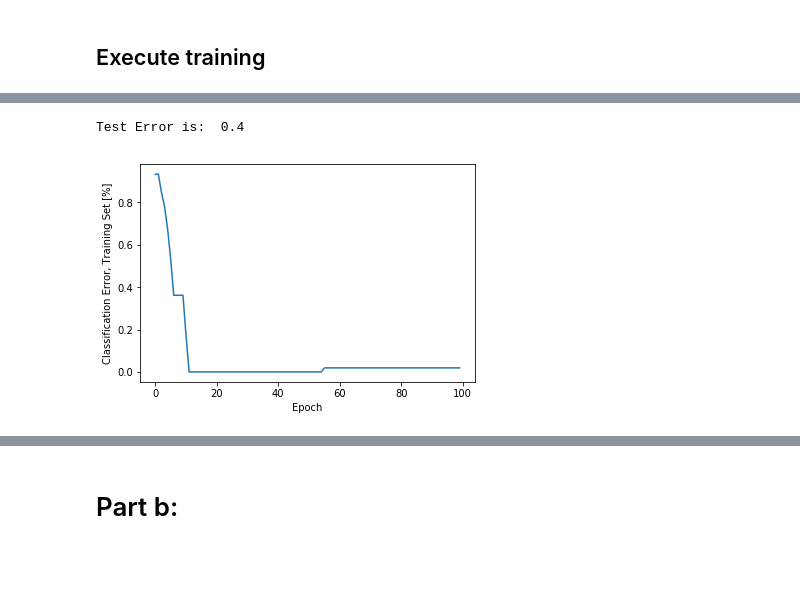
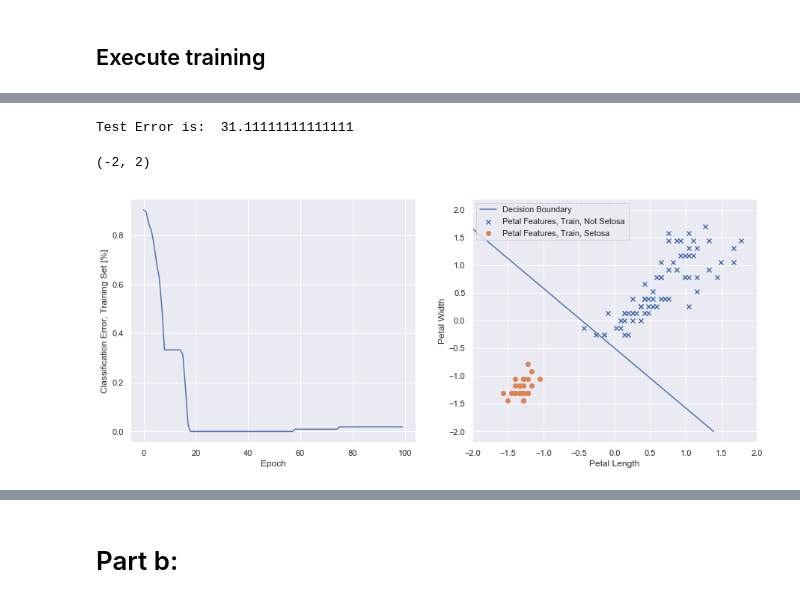
Before and after one commit to dcashon/spr2019_ee596, a Jupyter notebook: hw1/HW1_Iris.ipynb, the cells around one changed output, grey strips where cells are left out. Cells and saved outputs as stored; diff of their text form; code cells hidden in the pictures; blank space fills up the shorter version.

```diff
--- a/hw1/HW1_Iris.ipynb
+++ b/hw1/HW1_Iris.ipynb
@@ -5,6 +5,8 @@ import pandas as pd
 from pandas import get_dummies
 import matplotlib.pyplot as plt
 from sklearn.model_selection import train_test_split
+import seaborn as sns
+sns.set() # plot styling
 # %% [markdown]
 <h1>Load data</h1>
 # %%
@@ -135,7 +138,10 @@ with tf.Session() as sess:
     for i in range(num_epochs):
         #every iteration we run optimization on the training data X and labels Y
         sess.run(step,feed_dict = {x_in: x_train_1, y_hat: y_train_1})
-        py_acc.append(sess.run(acc,feed_dict = {x_in: x_train_1, y_hat: y_train_1}))
+        t_acc = sess.run(acc,feed_dict = {x_in: x_train_1, y_hat: y_train_1})
+        py_acc.append(t_acc)
+        if i % 10 == 0:
+            print('Error at given epoch: \t ' + str(t_acc))
         # need to compute the accuracy here
     #after training, we acquire the weight and bias
     #np.squeeze plays a role to get rid of the redundant dimension [i.e.make (2,1) be (2,)]
@@ -146,17 +176,35 @@ with tf.Session() as sess:
 # %%
 # accuracy curve, in terms of classification error percentage
-plt.figure(1)
+plt.figure(1, figsize=(15,6))
+plt.subplot(121)
 plt.plot(np.array(py_acc) / len(y_train_1))
 plt.xlabel('Epoch')
 plt.ylabel('Classification Error, Training Set [%]')
 
 def sigmoid(x):
     return 1 / (1 + np.exp(-x))
 # compute test error
 pred = np.round(sigmoid(x_test_1 @ py_w + py_b))
 error = np.sum(pred - np.squeeze(y_test_1)) / y_test_1.shape[0]
 
-print('Test Error is: \t' + str(error))
+print('Test Error is: \t' + str(error * 100))
+
+# decision boundary
+plt.subplot(122)
+x2 = np.linspace(-2, 2, 20) # petal length
+x1 = (-1 / py_w[0]) * (py_b + x2 * py_w[1])
+plt.plot(x1, x2, label='Decision Boundary')
+plt.xlabel('Petal Length')
+plt.ylabel('Petal Width')
+# class 1 indices
+idx_1 = np.where(np.squeeze(y_train_1) == 0)[0] # not setosa
+idx_2 = np.where(np.squeeze(y_train_1) == 1)[0] # setosa
+plt.scatter(x_train_1.petal_length.iloc[idx_1], x_train_1.petal_width.iloc[idx_1], label='Petal Features, Train, Not Setosa', marker='x')
+plt.scatter(x_train_1.petal_length.iloc[idx_2], x_train_1.petal_width.iloc[idx_2], label='Petal Features, Train, Setosa', marker='o')
+plt.scatter
+plt.legend(loc=('upper left'))
+plt.xlim(-2,2)
 # %% [output]
-Test Error is:  0.4
+Test Error is:  31.11111111111111
+(-2, 2)
-[figure, old version]
+[figure, new version]
```
Also changed, not shown: parts of 26 cells of this notebook, 5 other files.
